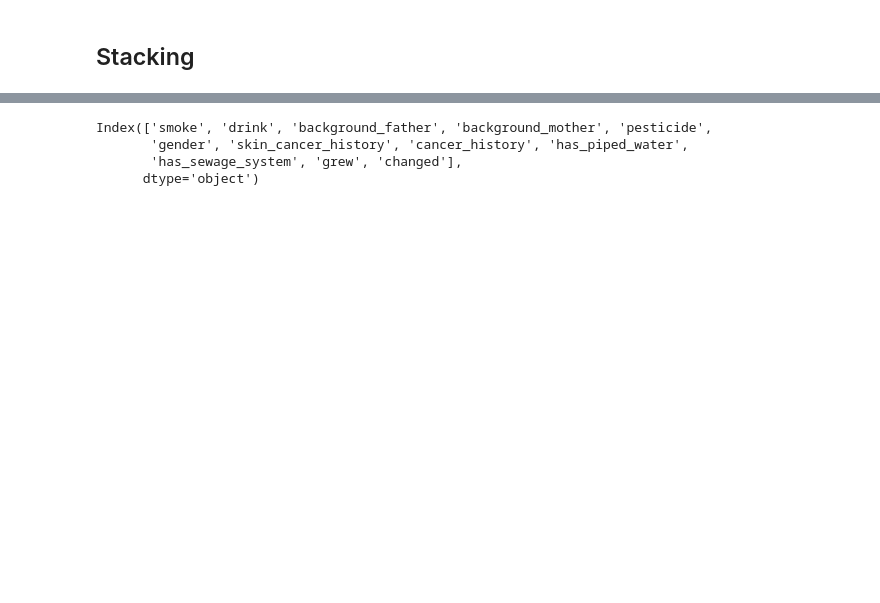
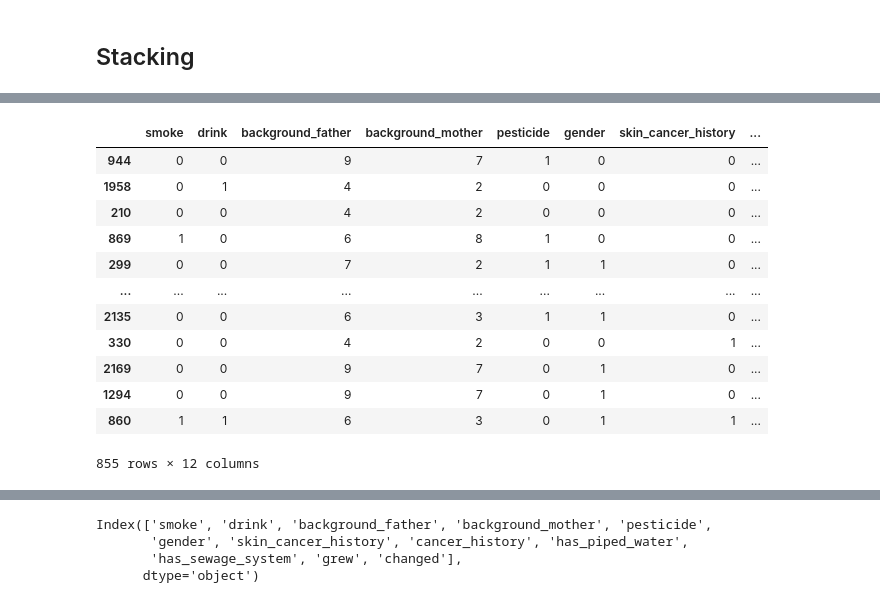
Before and after one commit to bkty1122/com6003_cancer_classifier, a Jupyter notebook: backend/text_model_trial.ipynb, the cells around one changed output, grey strips where cells are left out. Drawn from its saved outputs; the diff is of its cells as text; code cells hidden in the pictures; blank space fills up the shorter version.

```diff
--- a/backend/text_model_trial.ipynb
+++ b/backend/text_model_trial.ipynb
@@ -572,6 +572,24 @@ with open('text_model.pkl', 'wb') as f:
     pickle.dump(stack_model3, f)
 
 stack_model3_path = 'text_model.pkl'
+# %%
+# extract training data where it is a cancer
+x_train_cancer = x_train[y_train == 1]
+x_train_cancer
+# %% [output]
+|  | smoke | drink | background_father | background_mother | pesticide | gender | skin_cancer_history | ... |
+| 944 | 0 | 0 | 9 | 7 | 1 | 0 | 0 | ... |
+| 1958 | 0 | 1 | 4 | 2 | 0 | 0 | 0 | ... |
+| 210 | 0 | 0 | 4 | 2 | 0 | 0 | 0 | ... |
+| 869 | 1 | 0 | 6 | 8 | 1 | 0 | 0 | ... |
+| 299 | 0 | 0 | 7 | 2 | 1 | 1 | 0 | ... |
+| ... | ... | ... | ... | ... | ... | ... | ... | ... |
+| 2135 | 0 | 0 | 6 | 3 | 1 | 1 | 0 | ... |
+| 330 | 0 | 0 | 4 | 2 | 0 | 0 | 1 | ... |
+| 2169 | 0 | 0 | 9 | 7 | 0 | 1 | 0 | ... |
+| 1294 | 0 | 0 | 9 | 7 | 0 | 1 | 0 | ... |
+| 860 | 1 | 1 | 6 | 3 | 0 | 1 | 1 | ... |
+855 rows × 12 columns
 # %%
 import os, pickle
 import numpy as np
```
Also changed, not shown: parts of 5 cells of this notebook, 10 other files.
